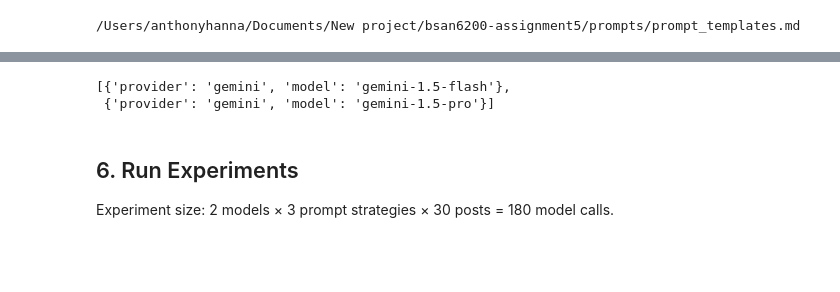
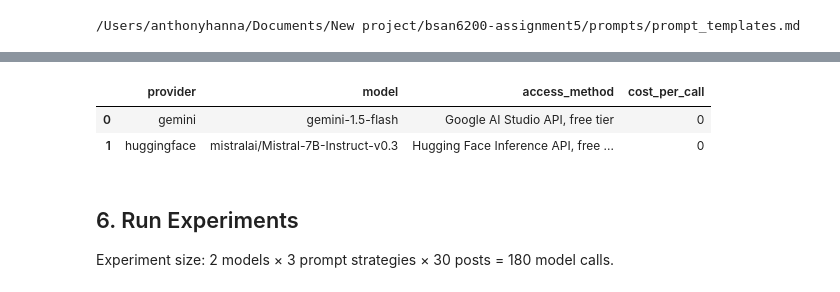
Before and after one commit to anthonyjhanna21/text-analytics-spring-2026-assignment5, a Jupyter notebook: notebooks/lm_evaluation.ipynb, the cells around one changed output, grey strips where cells are left out. Cells and saved outputs as stored; diff of their text form; code cells hidden in the pictures; blank space fills up the shorter version.

Commit message:
Add Hugging Face model path to evaluation notebook

```diff
--- a/notebooks/lm_evaluation.ipynb
+++ b/notebooks/lm_evaluation.ipynb
@@ -294,14 +306,39 @@ Set `RUN_API_CALLS = True` only when you are ready to run the full experiment.
 # %%
 RUN_API_CALLS = False
 
-# Confirm current model IDs in Google AI Studio if these change.
+# Required: use at least two models. These two are the recommended free-path pair.
 MODELS = [
-    {"provider": "gemini", "model": os.getenv("GEMINI_MODEL_1", "gemini-1.5-flash")},
-    {"provider": "gemini", "model": os.getenv("GEMINI_MODEL_2", "gemini-1.5-pro")},
+    {
+        "provider": "gemini",
+        "model": os.getenv("GEMINI_MODEL", "gemini-1.5-flash"),
+        "access_method": "Google AI Studio API, free tier",
+        "cost_per_call": 0,
+    },
+    {
+        "provider": "huggingface",
+        "model": os.getenv("HF_MODEL", "mistralai/Mistral-7B-Instruct-v0.3"),
+        "access_method": "Hugging Face Inference API, free token",
+        "cost_per_call": 0,
+    },
 ]
 
-MODELS
+# Optional backup choices from the assignment guideline:
+# MODELS.append({
+#     "provider": "huggingface",
+#     "model": "google/flan-t5-large",
+#     "access_method": "Hugging Face Inference API, free token",
+#     "cost_per_call": 0,
+# })
+# MODELS.append({
+#     "provider": "ollama",
+#     "model": "llama3",
+#     "access_method": "Ollama local",
+#     "cost_per_call": 0,
+# })
+
+pd.DataFrame(MODELS)
 # %% [output]
-[{'provider': 'gemini', 'model': 'gemini-1.5-flash'},
- {'provider': 'gemini', 'model': 'gemini-1.5-pro'}]
+|  | provider | model | access_method | cost_per_call |
+| 0 | gemini | gemini-1.5-flash | Google AI Studio API, free tier | 0 |
+| 1 | huggingface | mistralai/Mistral-7B-Instruct-v0.3 | Hugging Face Inference API, free ... | 0 |
 # %%
```
Also changed, not shown: parts of 2 cells of this notebook, 4 other files.
